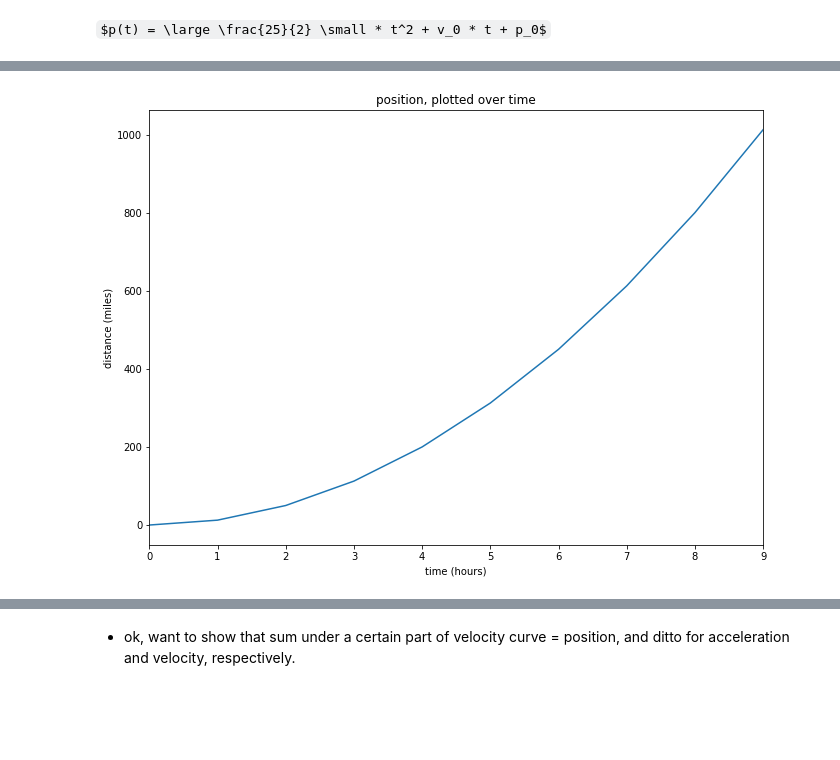
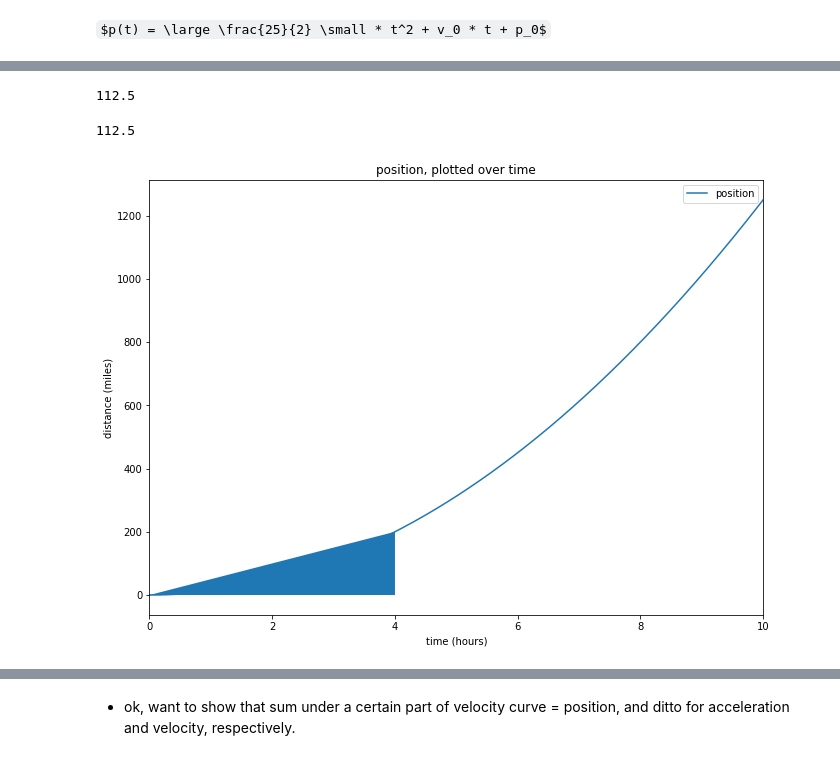
Before and after one commit to contently/math_class, a Jupyter notebook: calculus_integrals.ipynb, the cells around one changed output, grey strips where cells are left out. Cells and saved outputs as stored; diff of their text form; code cells hidden in the pictures; some formulas as TeX source; blank space fills up the shorter version.

```diff
--- a/calculus_integrals.ipynb
+++ b/calculus_integrals.ipynb
@@ -34,0 +39,6 @@ So, we've worked through a somewhat intuitive process, based on applying what se
+# %%
+def v(t):
+    return 25
+# %%
+def p(t, p0=0):
+    return v(t) * t + p0
@@ -51,7 +97,20 @@ positions = pd.Series([p(t) for t in range(10)], name="position")
+# %%
+p(3)
+# %% [output]
+112.5
+# %%
+(1 / 2) * 3 * v(3)
+# %% [output]
+112.5
+# %%
+positions = pd.DataFrame([(t, p(t)) for t in np.linspace(0, 10, num=1000)], columns=["time", "position"]
+                        ).set_index("time", drop=True)
 # %%
 ax = positions.plot(figsize=(11, 8))
 xlab = ax.set_xlabel("time (hours)")
 ylab = ax.set_ylabel("distance (miles)")
 title = ax.title.set_text("position, plotted over time")
+
+vline = ax.fill_between((0, 4), (p(0), p(4)))
 # %% [output]
-[figure, old version]
+[figure, new version]
```
Also changed, not shown: parts of 13 cells of this notebook.
